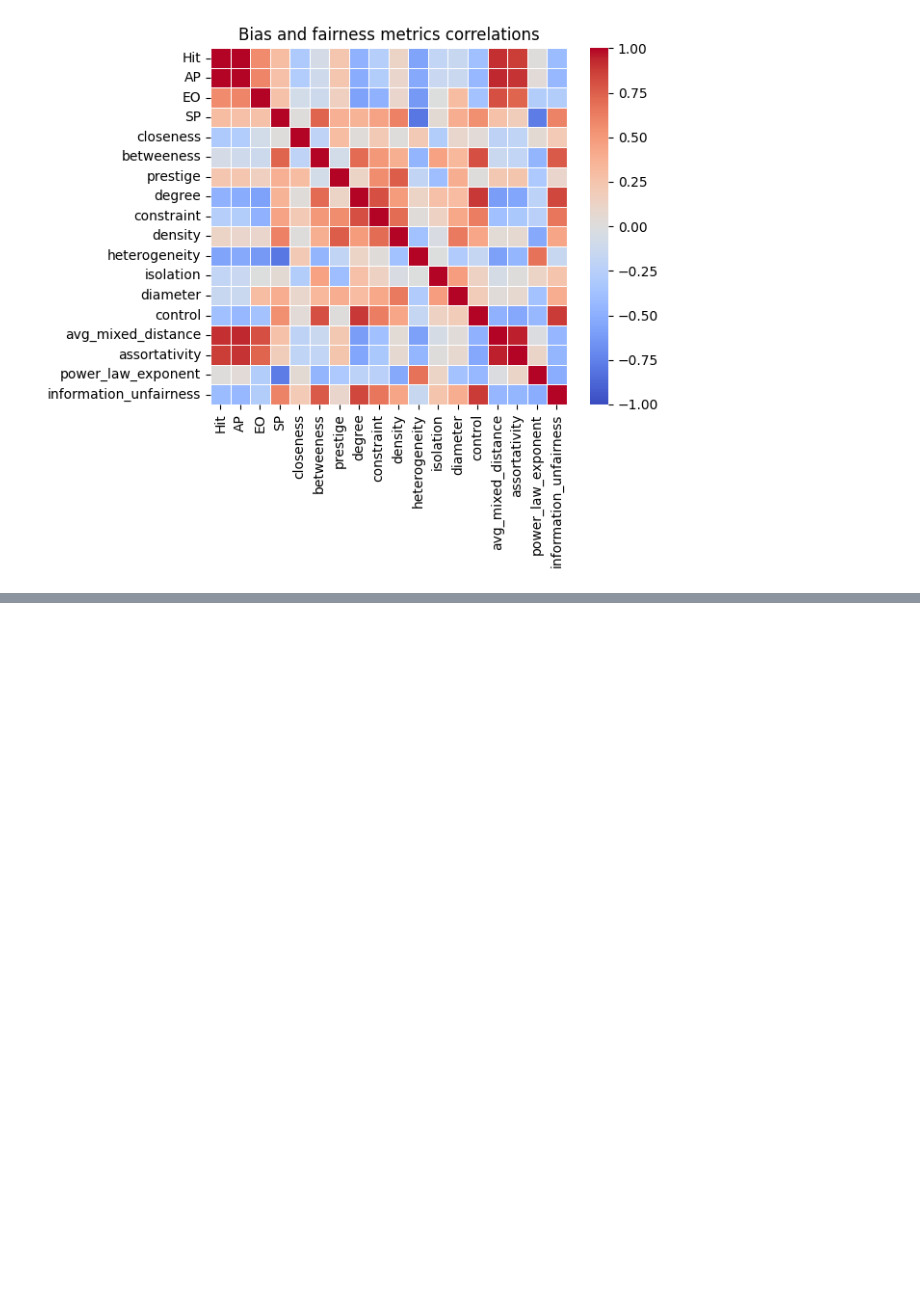
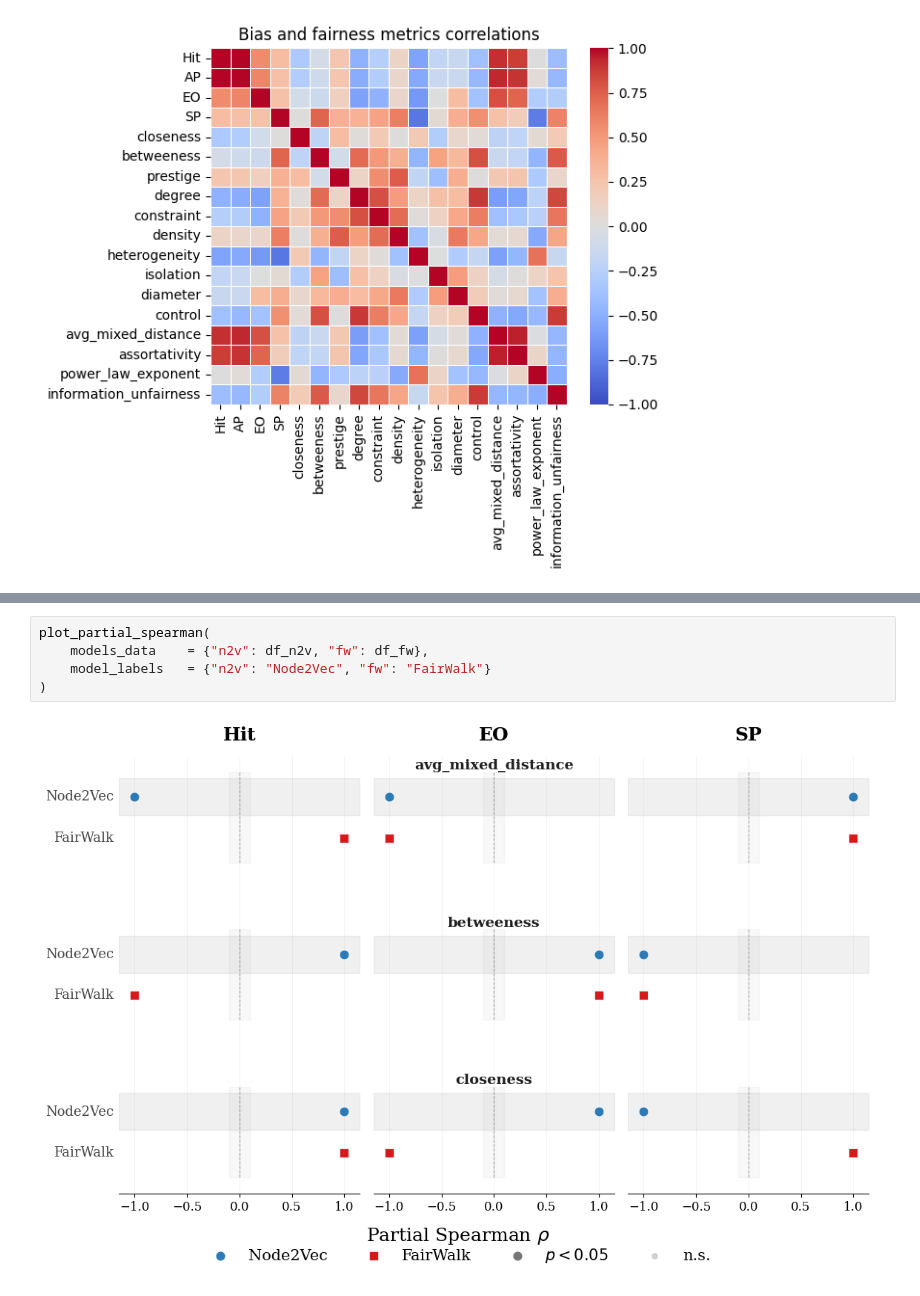
Before and after one commit to lilianmarey/Structural_Bias_TMLR, a Jupyter notebook: example.ipynb, the cells around one changed output, grey strips where cells are left out. Saved outputs shown, nothing was run; the diff lists cells and outputs as text; blank space fills up the shorter version.

```diff
--- a/example.ipynb
+++ b/example.ipynb
@@ -87,0 +120,7 @@ importance_plots(df)
+# %%
+plot_partial_spearman(
+    models_data    = {"n2v": df_n2v, "fw": df_fw},
+    model_labels   = {"n2v": "Node2Vec", "fw": "FairWalk"}
+)
+# %% [output]
+[figure, added]
```
Also changed, not shown: parts of 7 cells of this notebook, 2 other files.
